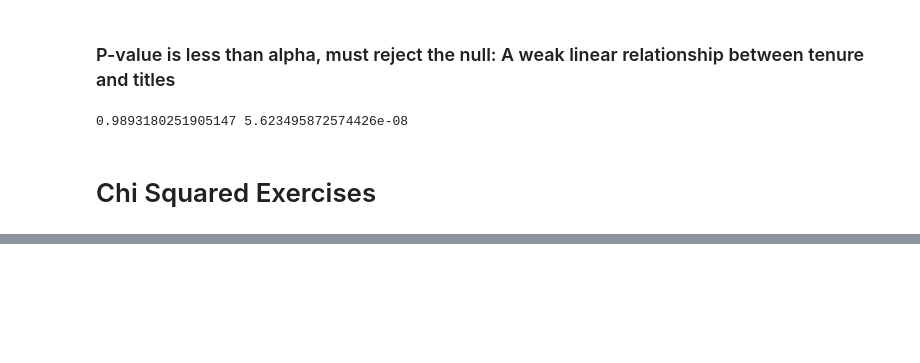
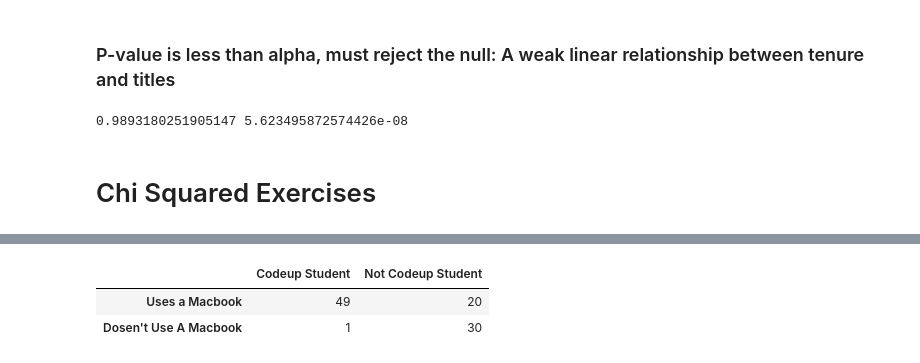
Before and after one commit to CSolitaire/statistics-exercises, a Jupyter notebook: hypothesis_testing.ipynb, the cells around one changed output, grey strips where cells are left out. Drawn from its saved outputs; the diff is of its cells as text; code cells hidden in the pictures; blank space fills up the shorter version.

```diff
--- a/hypothesis_testing.ipynb
+++ b/hypothesis_testing.ipynb
@@ -1072,0 +1090,12 @@ print(corr, p)
+# %%
+
+
+index = ['Uses a Macbook', "Dosen't Use A Macbook"]
+columns = ['Codeup Student', 'Not Codeup Student']
+
+observed = pd.DataFrame([[49, 20], [1, 30]], index=index, columns=columns)
+observed
+# %% [output]
+|  | Codeup Student | Not Codeup Student |
+| Uses a Macbook | 49 | 20 |
+| Dosen't Use A Macbook | 1 | 30 |
```
Also changed, not shown: parts of 15 cells of this notebook.
